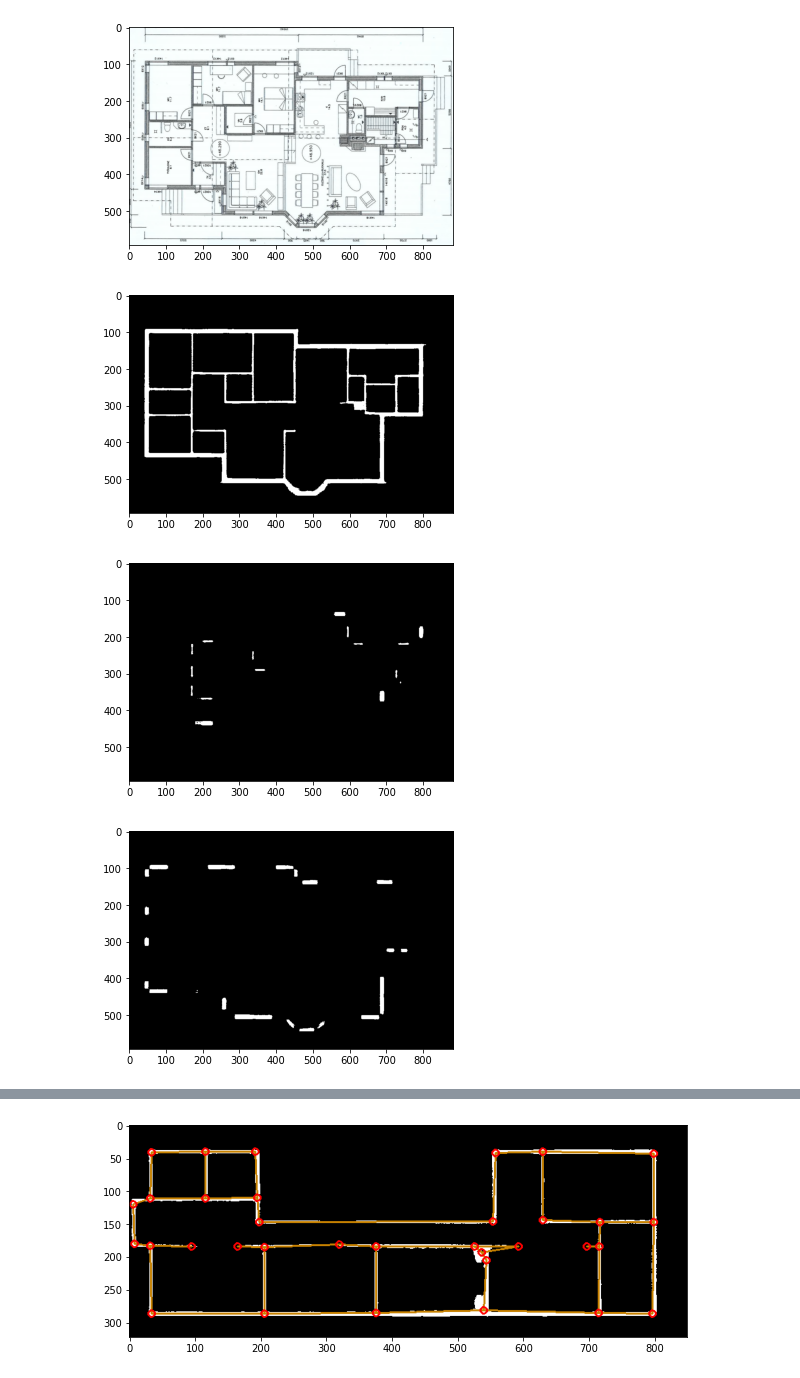
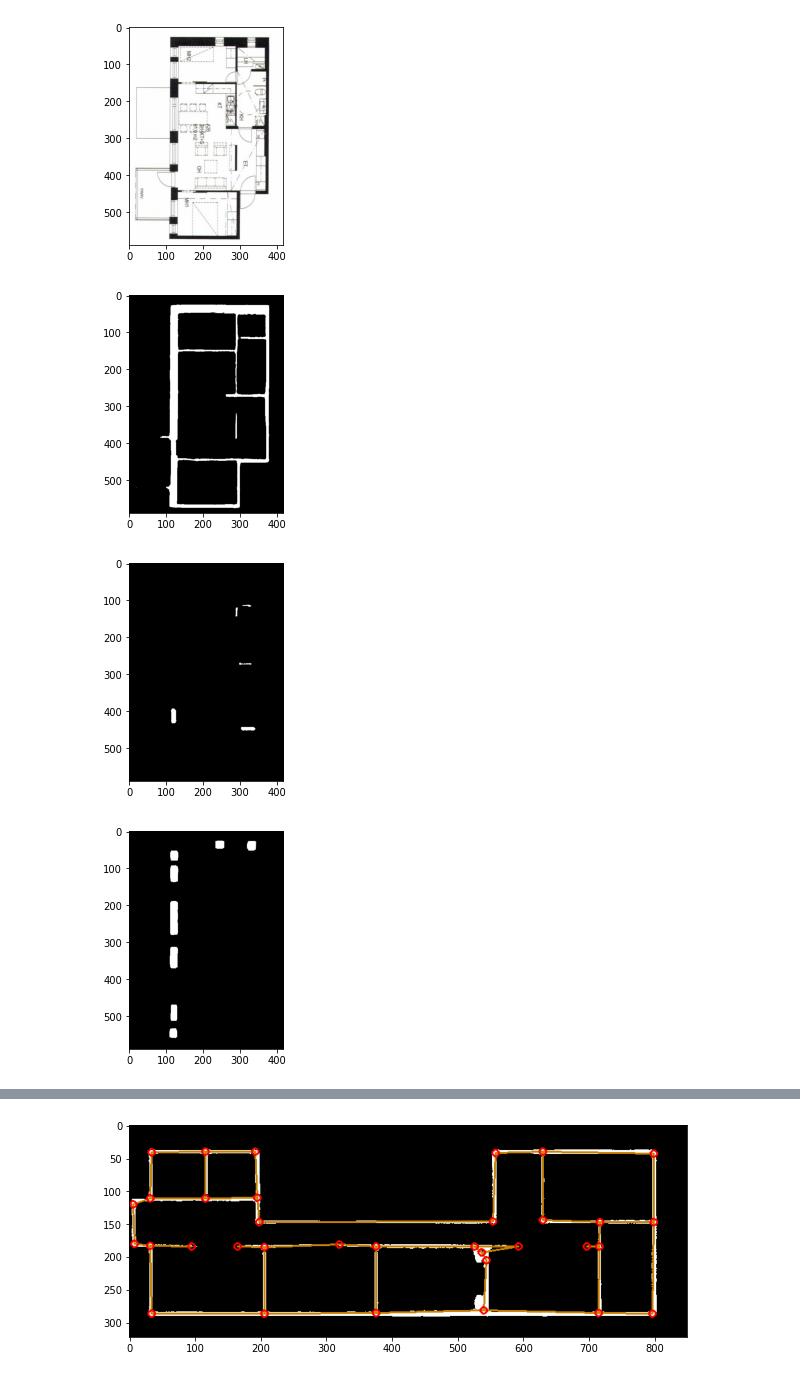
Before and after one commit to joaocmd/Inverse-Algorithmic-Design, a Jupyter notebook: Recognition/debug-brute-force.ipynb, the cells around one changed output, grey strips where cells are left out. Saved outputs shown, nothing was run; the diff lists cells and outputs as text; code cells hidden in the pictures.

```diff
--- a/Recognition/debug-brute-force.ipynb
+++ b/Recognition/debug-brute-force.ipynb
@@ -10,35 +10,35 @@ import numpy as np
 
 from utils.image_manipulation import *
 # %%
-original = cv2.imread('./original.png')
+original = cv2.imread('../../CubiCasa5k/data/cubicasa5k//high_quality_architectural/2504/F1_original.png')
 rooms_pred, icons_pred, heatmaps = predict(original)
 
 plt.imshow(original)
 plt.show()
 
 # Structural elements
 walls_closed = as_image(rooms_pred == 2)
 plt.imshow(walls_closed, cmap='gray')
 plt.show()
 
 doors_pixels = as_image(icons_pred ==  2)
 plt.imshow(doors_pixels, cmap='gray')
 plt.show()
 
 windows_pixels = as_image(icons_pred ==  1)
 plt.imshow(windows_pixels, cmap='gray')
 plt.show()
 # Decorative elements
 closets_pixels = as_image(icons_pred == 3)
 toilets_pixels = as_image(icons_pred == 5)
 sinks_pixels = as_image(icons_pred == 6)
 bathtubs_pixels = as_image(icons_pred == 9)
 ##
 # %% [output]
-[figure, old version]
+[figure, new version]
-[figure, old version]
+[figure, new version]
-[figure, old version]
+[figure, new version]
-[figure, old version]
+[figure, new version]
 # %%
 def wall_to_poly(wall, width):
     """Generates the vertices to a given wall with two endpoints and a width."""
```
Also changed, not shown: parts of 3 cells of this notebook, 32 other files.
